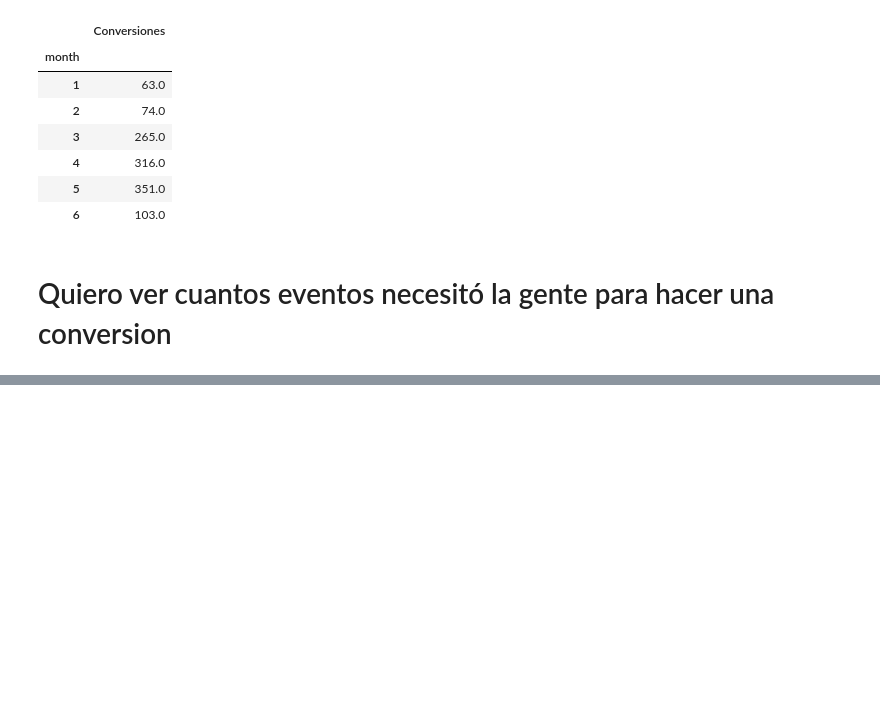
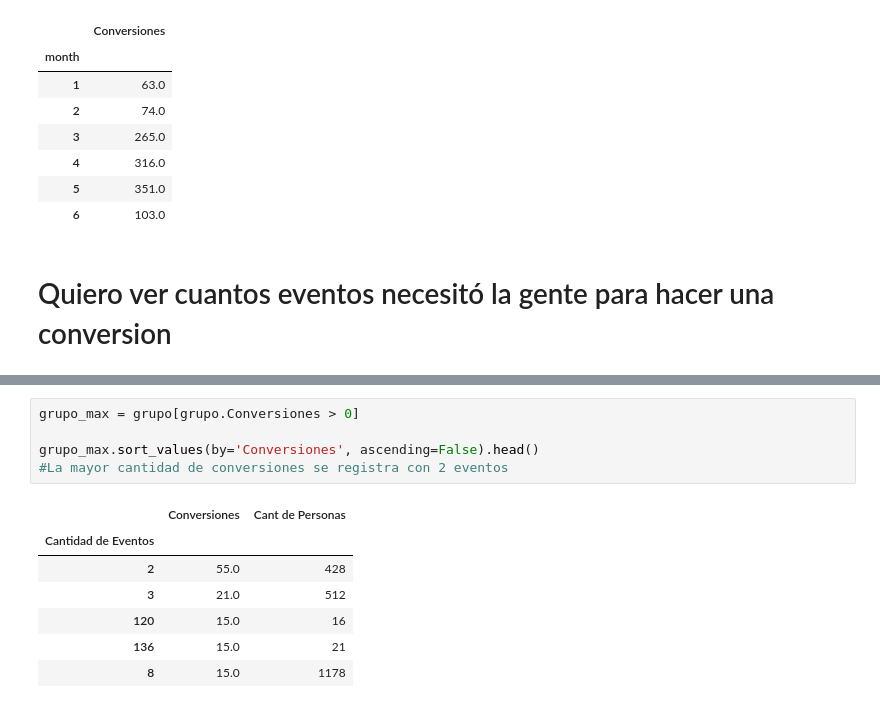
Before and after one commit to gabyrobles93/7506-TP1-Trocafone, a Jupyter notebook: comportamiento_de_la_plataforma.ipynb, the cells around one changed output, grey strips where cells are left out. Drawn from its saved outputs; the diff is of its cells as text; blank space fills up the shorter version.

```diff
--- a/comportamiento_de_la_plataforma.ipynb
+++ b/comportamiento_de_la_plataforma.ipynb
@@ -216,0 +211,13 @@ grupo[grupo.Conversiones > 0]
+# %%
+grupo_max = grupo[grupo.Conversiones > 0]
+
+grupo_max.sort_values(by='Conversiones', ascending=False).head()
+#La mayor cantidad de conversiones se registra con 2 eventos
+# %% [output]
+|  | Conversiones | Cant de Personas |
+| Cantidad de Eventos |  |  |
+| 2 | 55.0 | 428 |
+| 3 | 21.0 | 512 |
+| 120 | 15.0 | 16 |
+| 136 | 15.0 | 21 |
+| 8 | 15.0 | 1178 |
```
Also changed, not shown: parts of 5 cells of this notebook.
